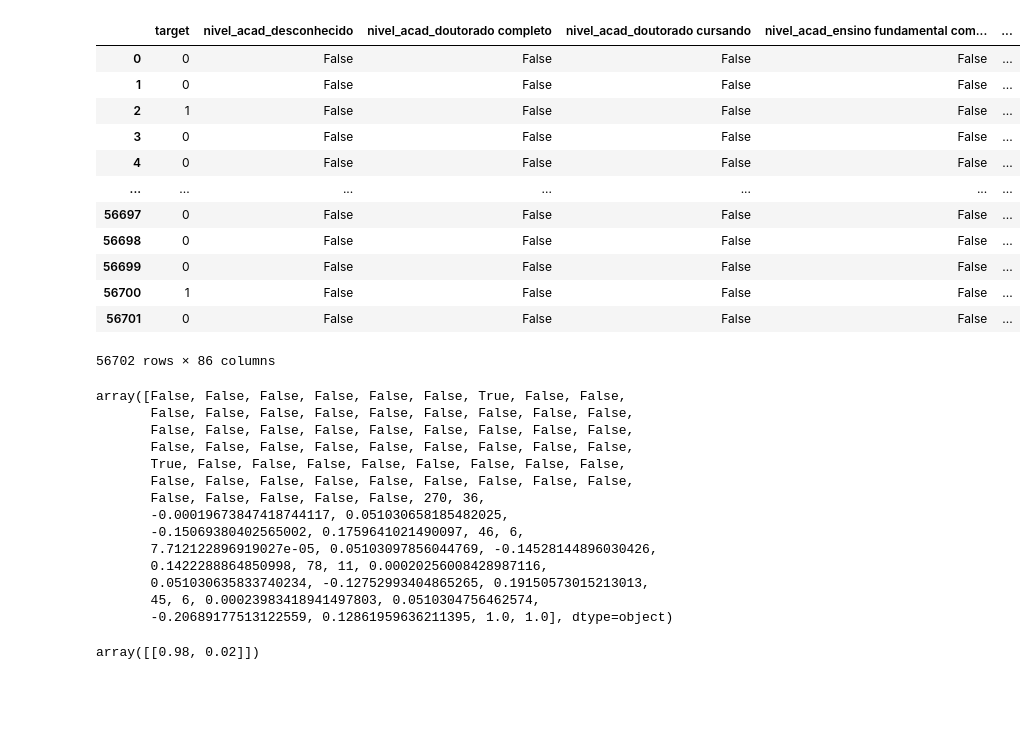
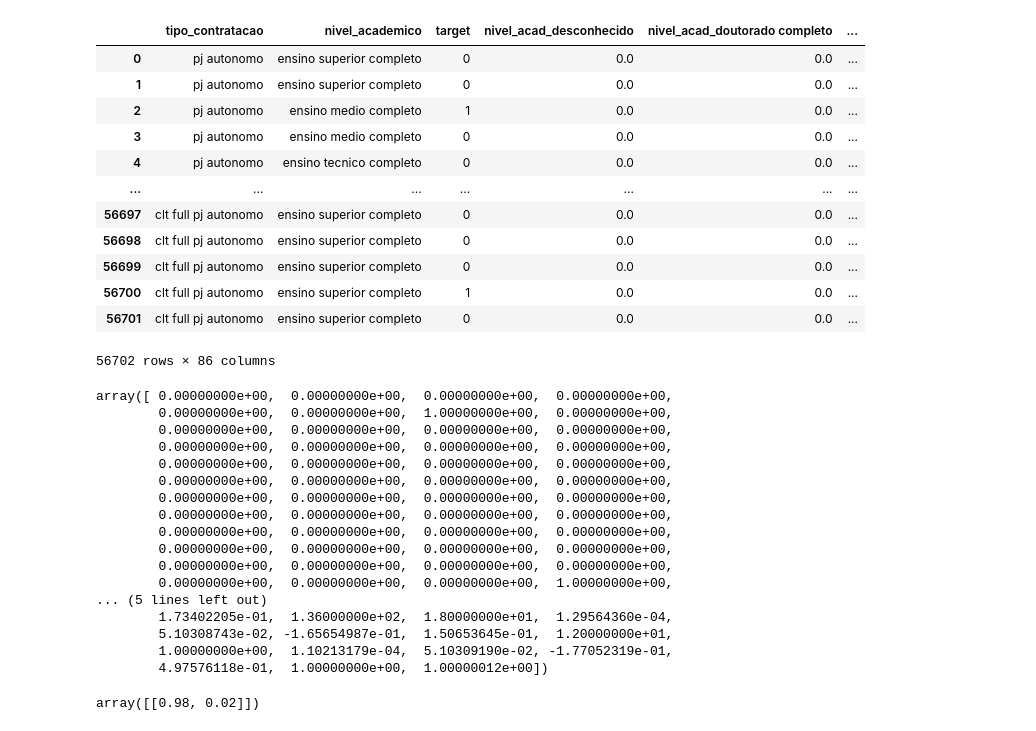
Before and after one commit to felipbizz/datathon-mle, a Jupyter notebook: notebooks/04_simulação_inferencia.ipynb, the cells around one changed output. Drawn from its saved outputs; the diff is of its cells as text; code cells hidden in the pictures; blank space fills up the shorter version.

```diff
--- a/notebooks/04_simulação_inferencia.ipynb
+++ b/notebooks/04_simulação_inferencia.ipynb
@@ -5,47 +5,61 @@ if os.path.basename(os.getcwd()) == "notebooks":
     os.chdir("..")
 # %%
 import pandas as pd
-from src.config import load_config, get_abs_path
+from mle_datathon.utils import (
+    get_abs_path,
+    load_config,
+    set_log
+)
 
-config = load_config()
+local_path = os.getcwd()
+config = load_config(local_path)
 paths = config["paths"]
 
-df = pd.read_parquet(get_abs_path(paths["dataset_features"]))
+df = pd.read_parquet(get_abs_path(local_path, paths["dataset_features"]))
 df
 # %% [output]
-|  | target | nivel_acad_desconhecido | nivel_acad_doutorado completo | nivel_acad_doutorado cursando | nivel_acad_ensino fundamental com... | ... |
-| 0 | 0 | False | False | False | False | ... |
-| 1 | 0 | False | False | False | False | ... |
-| 2 | 1 | False | False | False | False | ... |
-| 3 | 0 | False | False | False | False | ... |
-| 4 | 0 | False | False | False | False | ... |
+|  | tipo_contratacao | nivel_academico | target | nivel_acad_desconhecido | nivel_acad_doutorado completo | ... |
+| 0 | pj autonomo | ensino superior completo | 0 | 0.0 | 0.0 | ... |
+| 1 | pj autonomo | ensino superior completo | 0 | 0.0 | 0.0 | ... |
+| 2 | pj autonomo | ensino medio completo | 1 | 0.0 | 0.0 | ... |
+| 3 | pj autonomo | ensino medio completo | 0 | 0.0 | 0.0 | ... |
+| 4 | pj autonomo | ensino tecnico completo | 0 | 0.0 | 0.0 | ... |
 | ... | ... | ... | ... | ... | ... | ... |
-| 56697 | 0 | False | False | False | False | ... |
-| 56698 | 0 | False | False | False | False | ... |
-| 56699 | 0 | False | False | False | False | ... |
-| 56700 | 1 | False | False | False | False | ... |
-| 56701 | 0 | False | False | False | False | ... |
+| 56697 | clt full pj autonomo | ensino superior completo | 0 | 0.0 | 0.0 | ... |
+| 56698 | clt full pj autonomo | ensino superior completo | 0 | 0.0 | 0.0 | ... |
+| 56699 | clt full pj autonomo | ensino superior completo | 0 | 0.0 | 0.0 | ... |
+| 56700 | clt full pj autonomo | ensino superior completo | 1 | 0.0 | 0.0 | ... |
+| 56701 | clt full pj autonomo | ensino superior completo | 0 | 0.0 | 0.0 | ... |
 56702 rows × 86 columns
 # %%
-df = df.drop(columns=["target"])
+features = [
+        col
+        for col in df.columns
+        if col != "target" and pd.api.types.is_numeric_dtype(df[col])
+    ]
+
+df = df[features]
 
 caso_de_uma_pessoa_aleatoria = df.sample(1).values[0]
 caso_de_uma_pessoa_aleatoria
 # %% [output]
-array([False, False, False, False, False, False, True, False, False,
-       False, False, False, False, False, False, False, False, False,
-       False, False, False, False, False, False, False, False, False,
-       False, False, False, False, False, False, False, False, False,
-       True, False, False, False, False, False, False, False, False,
-       False, False, False, False, False, False, False, False, False,
-       False, False, False, False, False, 270, 36,
-       -0.00019673847418744117, 0.051030658185482025,
-       -0.15069380402565002, 0.1759641021490097, 46, 6,
-       7.712122896919027e-05, 0.05103097856044769, -0.14528144896030426,
-       0.1422288864850998, 78, 11, 0.00020256008428987116,
-       0.051030635833740234, -0.12752993404865265, 0.19150573015213013,
-       45, 6, 0.00023983418941497803, 0.0510304756462574,
-       -0.20689177513122559, 0.12861959636211395, 1.0, 1.0], dtype=object)
+array([ 0.00000000e+00,  0.00000000e+00,  0.00000000e+00,  0.00000000e+00,
+        0.00000000e+00,  0.00000000e+00,  1.00000000e+00,  0.00000000e+00,
+        0.00000000e+00,  0.00000000e+00,  0.00000000e+00,  0.00000000e+00,
+        0.00000000e+00,  0.00000000e+00,  0.00000000e+00,  0.00000000e+00,
+        0.00000000e+00,  0.00000000e+00,  0.00000000e+00,  0.00000000e+00,
+        0.00000000e+00,  0.00000000e+00,  0.00000000e+00,  0.00000000e+00,
+        0.00000000e+00,  0.00000000e+00,  0.00000000e+00,  0.00000000e+00,
+        0.00000000e+00,  0.00000000e+00,  0.00000000e+00,  0.00000000e+00,
+        0.00000000e+00,  0.00000000e+00,  0.00000000e+00,  0.00000000e+00,
+        0.00000000e+00,  0.00000000e+00,  0.00000000e+00,  0.00000000e+00,
+        0.00000000e+00,  0.00000000e+00,  0.00000000e+00,  0.00000000e+00,
+        0.00000000e+00,  0.00000000e+00,  0.00000000e+00,  1.00000000e+00,
+... (5 lines left out)
+        1.73402205e-01,  1.36000000e+02,  1.80000000e+01,  1.29564360e-04,
+        5.10308743e-02, -1.65654987e-01,  1.50653645e-01,  1.20000000e+01,
+        1.00000000e+00,  1.10213179e-04,  5.10309190e-02, -1.77052319e-01,
+        4.97576118e-01,  1.00000000e+00,  1.00000012e+00])
 # %%
 import pickle
 
```
Also changed, not shown: 2 other files.
